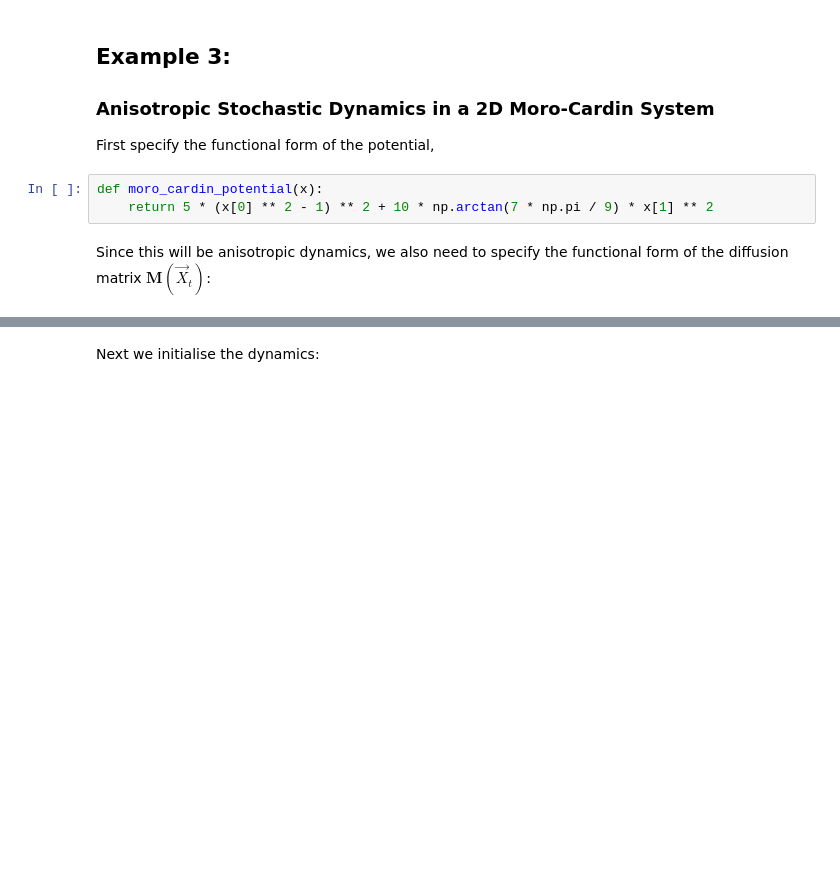
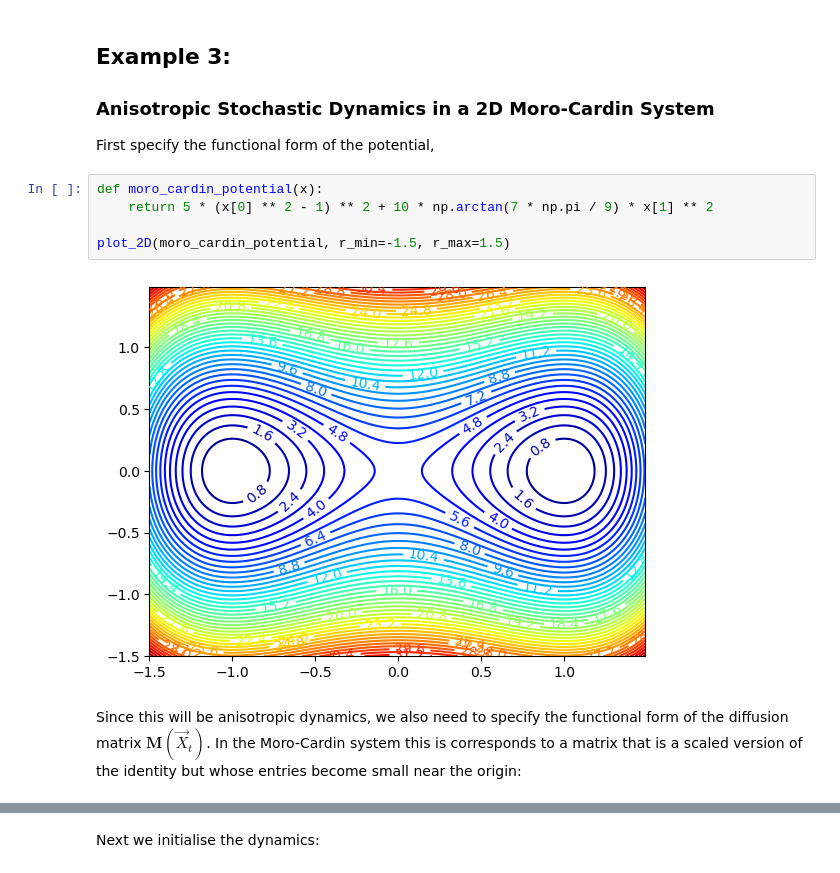
Before and after one commit to dominicp6/parallelised_stochastic_sampling, a Jupyter notebook: tutorial.ipynb, the cells around one changed output, grey strips where cells are left out. Drawn from its saved outputs; the diff is of its cells as text; blank space fills up the shorter version.

```diff
--- a/tutorial.ipynb
+++ b/tutorial.ipynb
@@ -104,8 +144,12 @@ First specify the functional form of the potential,
 # %%
 def moro_cardin_potential(x):
     return 5 * (x[0] ** 2 - 1) ** 2 + 10 * np.arctan(7 * np.pi / 9) * x[1] ** 2
+
+plot_2D(moro_cardin_potential, r_min=-1.5, r_max=1.5)
+# %% [output]
+[figure, added]
 # %% [markdown]
-Since this will be anisotropic dynamics, we also need to specify the functional form of the diffusion matrix $\mathbf{M}(\overrightarrow{X}_t)$:
+Since this will be anisotropic dynamics, we also need to specify the functional form of the diffusion matrix $\mathbf{M}(\overrightarrow{X}_t)$. In the Moro-Cardin system this is corresponds to a matrix that is a scaled version of the identity but whose entries become small near the origin:
 # %%
 def moro_cardin_diffusion_matrix(x):
     return (1 + 8 * np.exp(- (x[0] ** 2 + x[1] ** 2) / (2 * 0.2 ** 2))) ** (-1) * np.eye(2)
```
Also changed, not shown: parts of 10 cells of this notebook, 3 other files.
